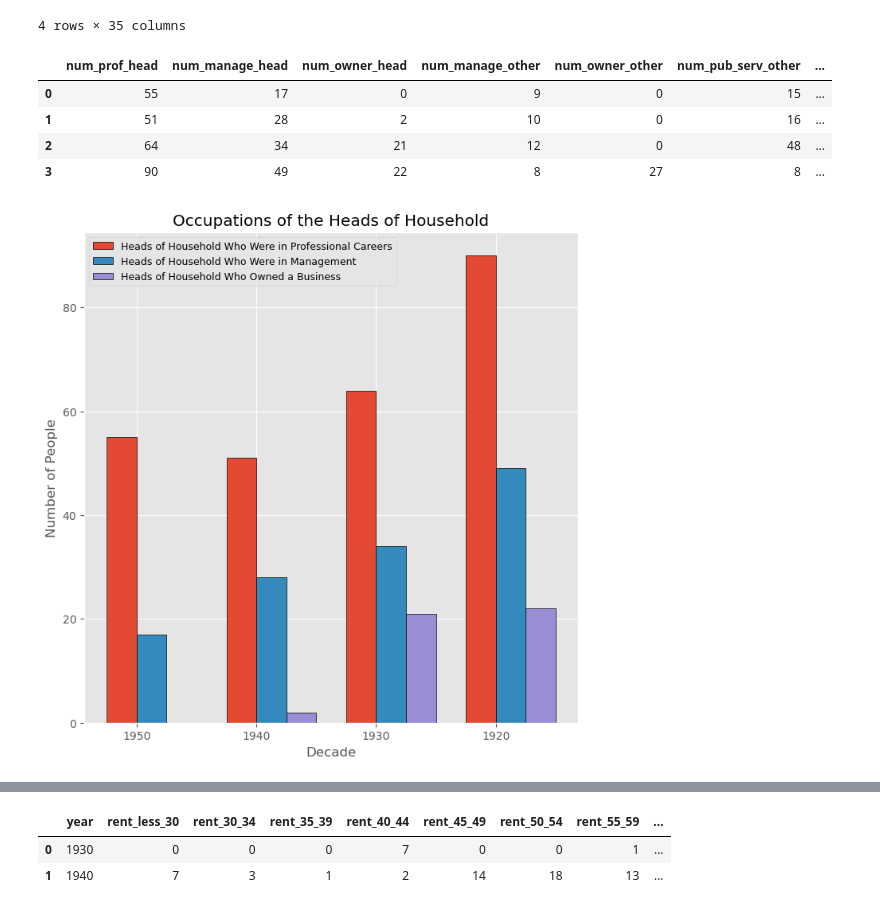
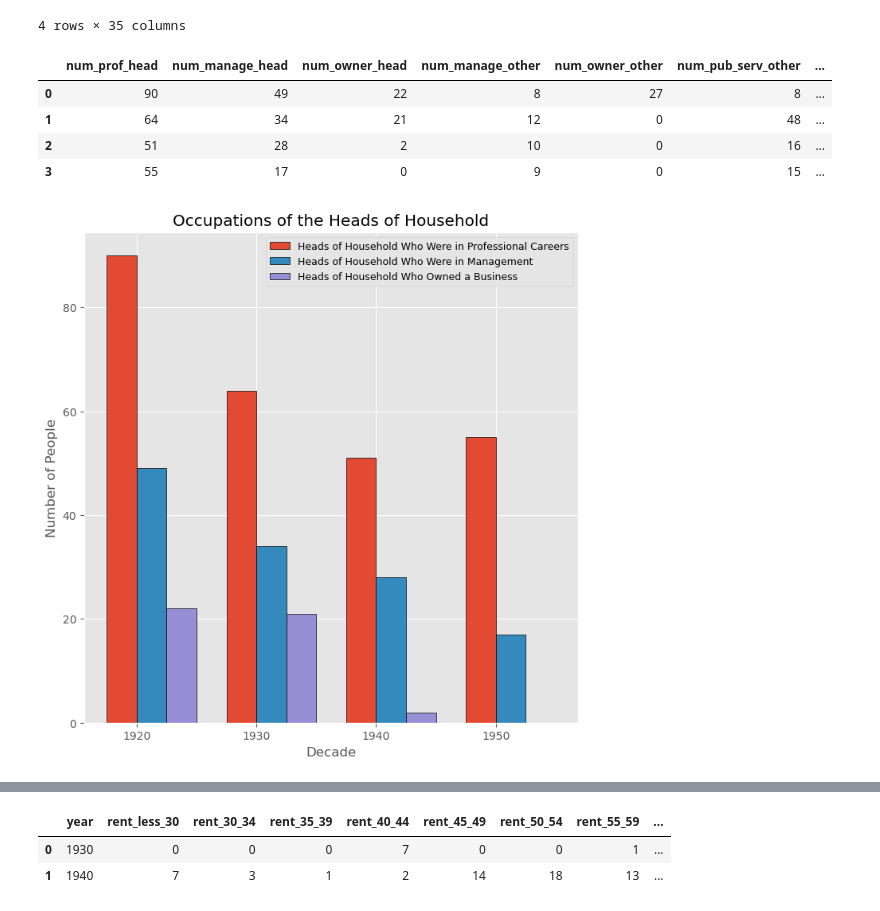
Before and after one commit to LDeYoung17/jackson-heights-analysis, a Jupyter notebook: notebooks/EDA.ipynb, the cells around one changed output, grey strips where cells are left out. Saved outputs shown, nothing was run; the diff lists cells and outputs as text; code cells hidden in the pictures.

```diff
--- a/notebooks/EDA.ipynb
+++ b/notebooks/EDA.ipynb
@@ -251,47 +251,48 @@ display(df_demo)
 | 3 | 1950 | 100 | 100 | 184 | 7 | 14 | 22 | ... |
 4 rows × 35 columns
 # %%
-df_demo_numbers = df_demo.groupby(['num_prof_head', 'num_manage_head', 'num_owner_head', 'num_manage_other', 'num_owner_other', 'num_pub_serv_other', 'num_cler_other', 'num_blue_other'])['year'].max().sort_values(ascending=False)
+df_demo_numbers = df_demo.groupby(['num_prof_head', 'num_manage_head', 'num_owner_head', 'num_manage_other', 'num_owner_other', 'num_pub_serv_other', 'num_cler_other', 'num_blue_other'])['year'].max().sort_values(ascending=True)
 df_demo_numbers = df_demo_numbers.reset_index().rename(columns={0: 'num_prof_head', 1: 'num_manage_head', 2: 'num_owner_head', 3: 'num_manage_other', 4: 'num_owner_other', 5: 'num_pub_serv_other', 6: 'num_cler_other', 7: 'num_cler_other', 8: 'num_blue_other', 'year': 'year'})
 display(df_demo_numbers)
 
 n=4
 r = np.arange(n)
 width = 0.25
 plt.figure(figsize=(8, 8))
 plt.bar(r, df_demo_numbers['num_prof_head'],
         width = width, edgecolor = 'black',
         label='Heads of Household Who Were in Professional Careers')
+
 
 plt.bar(r + width, df_demo_numbers['num_manage_head'],
         width = width, edgecolor = 'black',
         label='Heads of Household Who Were in Management')
 
 plt.bar(r + width*2, df_demo_numbers['num_owner_head'],
         width = width, edgecolor = 'black',
         label='Heads of Household Who Owned a Business')
 
 '''plt.bar(r + width*3, df_demo_percentages['non_head_percent'], color = 'r',
         width = width, edgecolor = 'black',
         label='Total Percent of Household Who Were Not Household Head')'''
 
 plt.xlabel('Decade')
 plt.ylabel('Number of People')
 plt.title('Occupations of the Heads of Household')
 
 
 # plt.grid(linestyle='--')
-plt.xticks(r + width/2,['1950', '1940', '1930', '1920'])
-plt.legend(loc='upper left', fontsize=9)
+plt.xticks(r + width/2,['1920', '1930', '1940', '1950'])
+plt.legend(loc='upper right', fontsize=9)
 
 plt.show()
 # %% [output]
 |  | num_prof_head | num_manage_head | num_owner_head | num_manage_other | num_owner_other | num_pub_serv_other | ... |
-| 0 | 55 | 17 | 0 | 9 | 0 | 15 | ... |
-| 1 | 51 | 28 | 2 | 10 | 0 | 16 | ... |
-| 2 | 64 | 34 | 21 | 12 | 0 | 48 | ... |
-| 3 | 90 | 49 | 22 | 8 | 27 | 8 | ... |
+| 0 | 90 | 49 | 22 | 8 | 27 | 8 | ... |
+| 1 | 64 | 34 | 21 | 12 | 0 | 48 | ... |
+| 2 | 51 | 28 | 2 | 10 | 0 | 16 | ... |
+| 3 | 55 | 17 | 0 | 9 | 0 | 15 | ... |
-[figure, old version]
+[figure, new version]
 # %%
 n=4
 r = np.arange(n)
```
Also changed, not shown: parts of 5 cells of this notebook.
